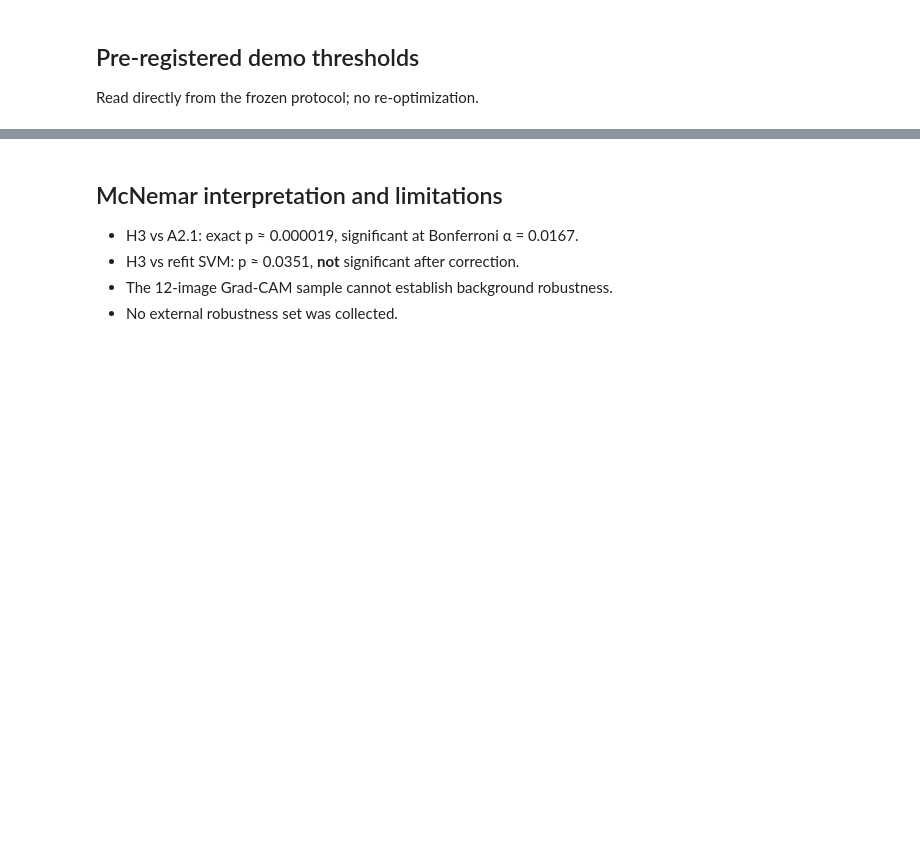
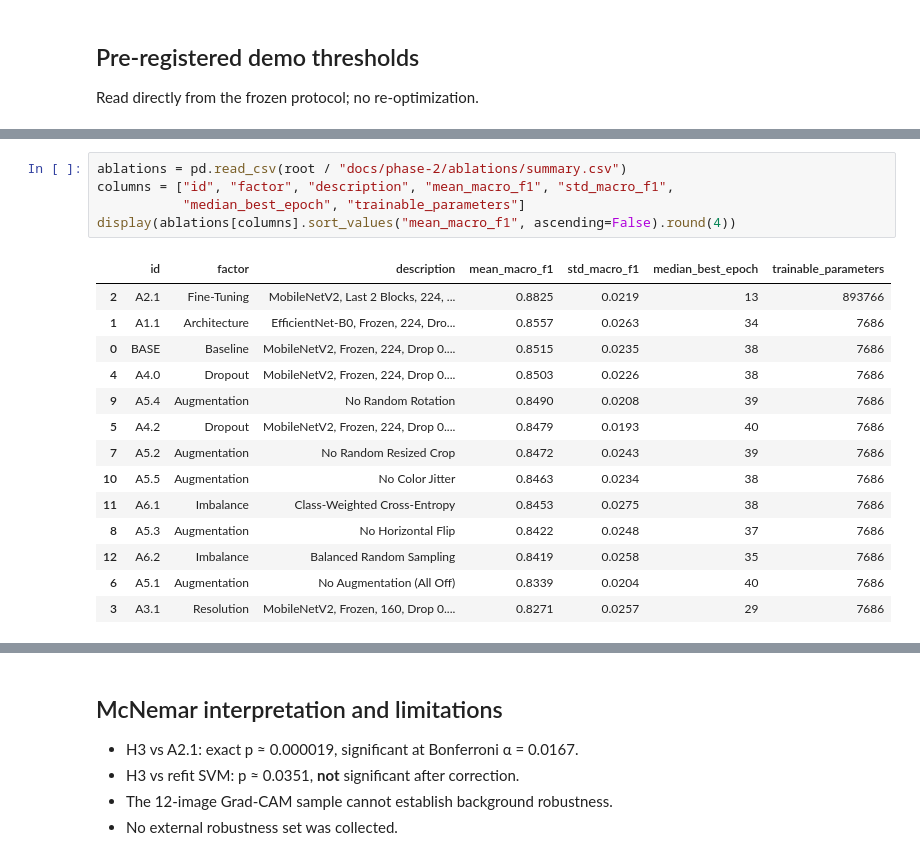
Before and after one commit to shourya2006/smart-waste-segregation, a Jupyter notebook: notebooks/phase2-summary.ipynb, the cells around one changed output, grey strips where cells are left out. Drawn from its saved outputs; the diff is of its cells as text; blank space fills up the shorter version.

```diff
--- a/notebooks/phase2-summary.ipynb
+++ b/notebooks/phase2-summary.ipynb
@@ -65,0 +85,20 @@ display(thresholds)
+# %%
+ablations = pd.read_csv(root / "docs/phase-2/ablations/summary.csv")
+columns = ["id", "factor", "description", "mean_macro_f1", "std_macro_f1",
+           "median_best_epoch", "trainable_parameters"]
+display(ablations[columns].sort_values("mean_macro_f1", ascending=False).round(4))
+# %% [output]
+|  | id | factor | description | mean_macro_f1 | std_macro_f1 | median_best_epoch | trainable_parameters |
+| 2 | A2.1 | Fine-Tuning | MobileNetV2, Last 2 Blocks, 224, ... | 0.8825 | 0.0219 | 13 | 893766 |
+| 1 | A1.1 | Architecture | EfficientNet-B0, Frozen, 224, Dro... | 0.8557 | 0.0263 | 34 | 7686 |
+| 0 | BASE | Baseline | MobileNetV2, Frozen, 224, Drop 0.... | 0.8515 | 0.0235 | 38 | 7686 |
+| 4 | A4.0 | Dropout | MobileNetV2, Frozen, 224, Drop 0.... | 0.8503 | 0.0226 | 38 | 7686 |
+| 9 | A5.4 | Augmentation | No Random Rotation | 0.8490 | 0.0208 | 39 | 7686 |
+| 5 | A4.2 | Dropout | MobileNetV2, Frozen, 224, Drop 0.... | 0.8479 | 0.0193 | 40 | 7686 |
+| 7 | A5.2 | Augmentation | No Random Resized Crop | 0.8472 | 0.0243 | 39 | 7686 |
+| 10 | A5.5 | Augmentation | No Color Jitter | 0.8463 | 0.0234 | 38 | 7686 |
+| 11 | A6.1 | Imbalance | Class-Weighted Cross-Entropy | 0.8453 | 0.0275 | 38 | 7686 |
+| 8 | A5.3 | Augmentation | No Horizontal Flip | 0.8422 | 0.0248 | 37 | 7686 |
+| 12 | A6.2 | Imbalance | Balanced Random Sampling | 0.8419 | 0.0258 | 35 | 7686 |
+| 6 | A5.1 | Augmentation | No Augmentation (All Off) | 0.8339 | 0.0204 | 40 | 7686 |
+| 3 | A3.1 | Resolution | MobileNetV2, Frozen, 160, Drop 0.... | 0.8271 | 0.0257 | 29 | 7686 |
```
Also changed, not shown: parts of 7 cells of this notebook, 7 other files.
